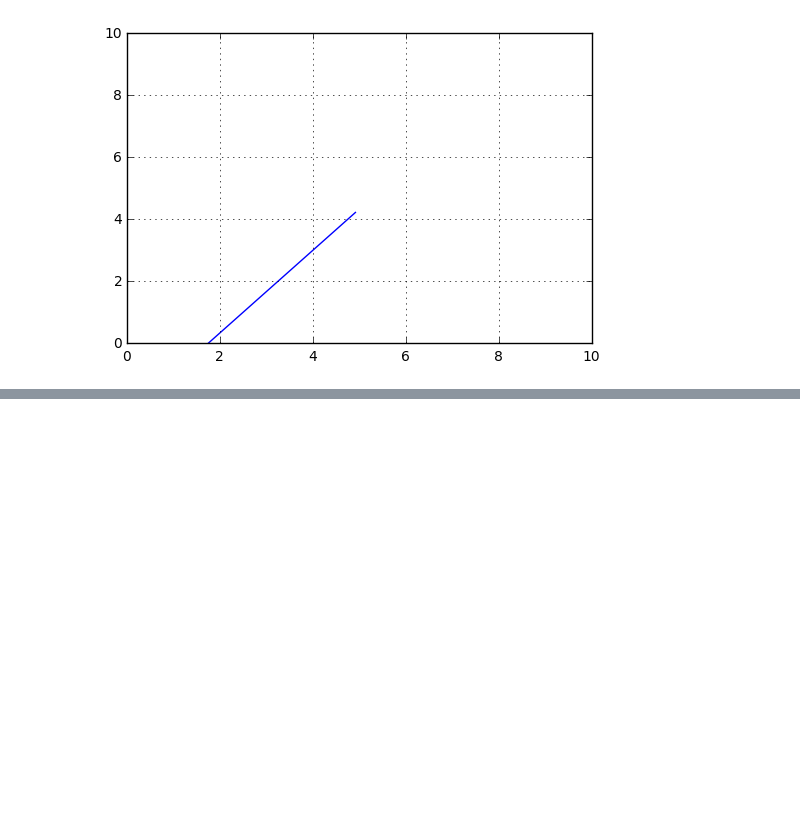
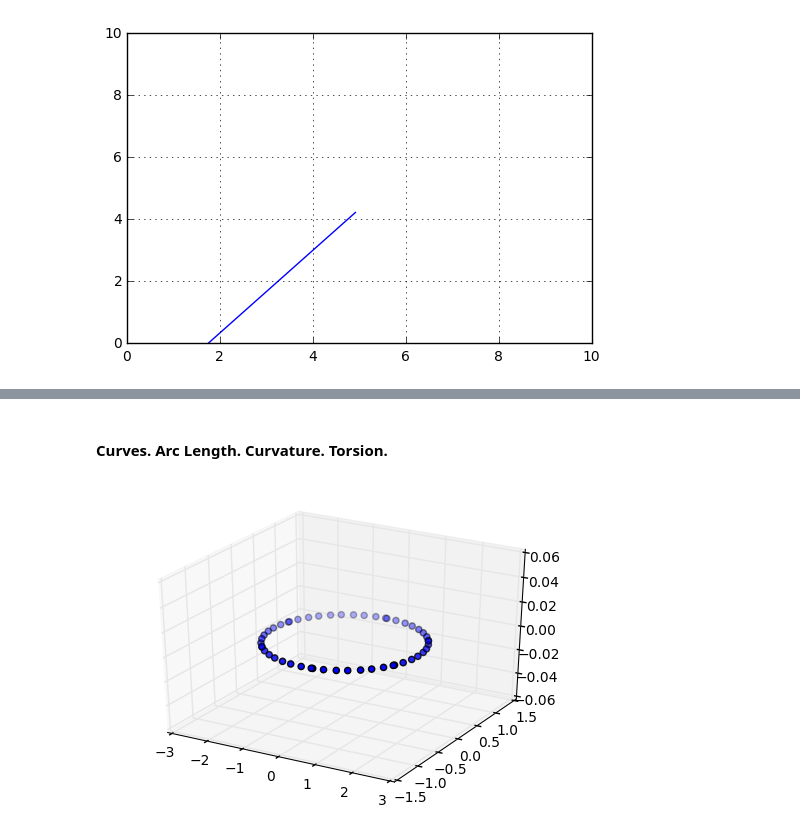
Before and after one commit to Manish-rai21bit/LinearAlgebra, a Jupyter notebook: LinearAlgebra_3.ipynb, the cells around one changed output, grey strips where cells are left out. Drawn from its saved outputs; the diff is of its cells as text; code cells hidden in the pictures; blank space fills up the shorter version.

```diff
--- a/LinearAlgebra_3.ipynb
+++ b/LinearAlgebra_3.ipynb
@@ -127,0 +137,17 @@ plt.show()
+# %% [markdown]
+####  Curves. Arc Length. Curvature. Torsion.
+# %%
+# Simple Curve is a curve without multiple points. This means a curve without intersects or touches.
+# Draw a simple curve [sin(2t), cos(t), 0]
+x = list(2*math.sin(t) for t in range(50))
+y = list(math.cos(t) for t in range(50))
+z = list(0 for t in range(50))
+
+fig = plt.figure()
+ax = fig.add_subplot(111, projection='3d')
+ax.scatter3D(x, y, z)
+
+plt.show()
+# It's a Circle
+# %% [output]
+[figure, added]
```
Also changed, not shown: parts of 3 cells of this notebook.
